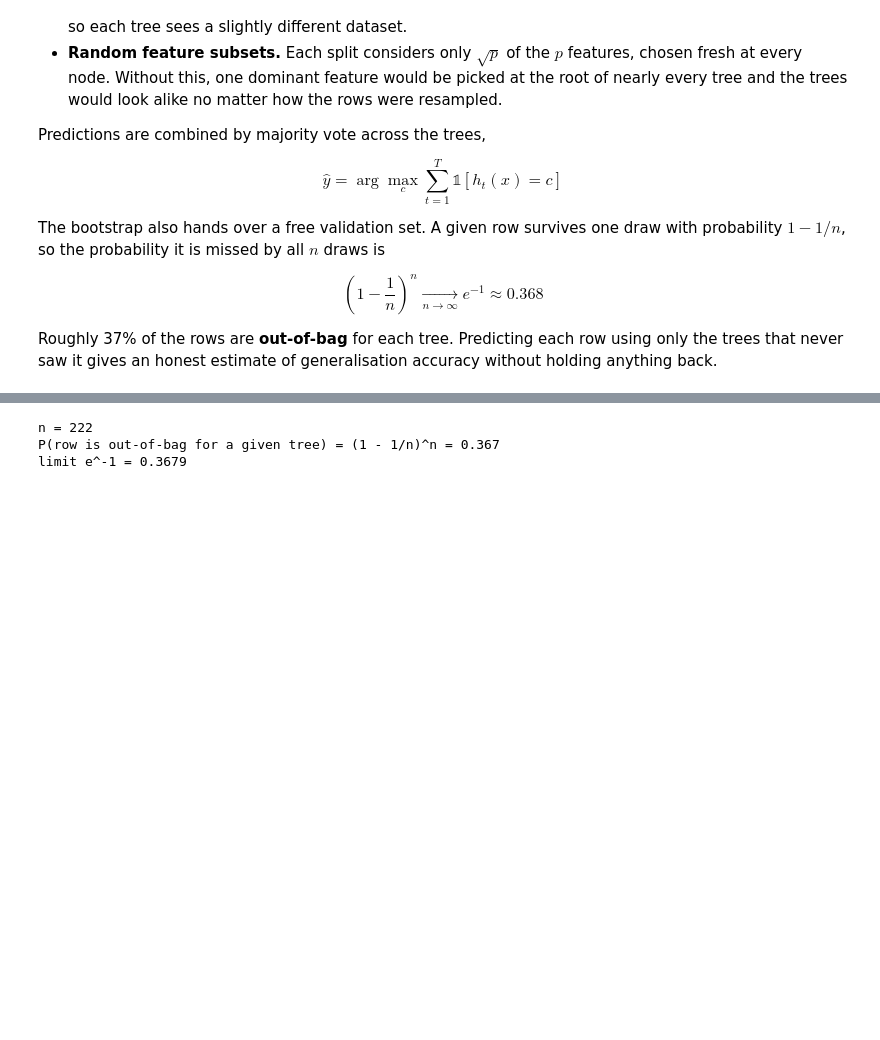
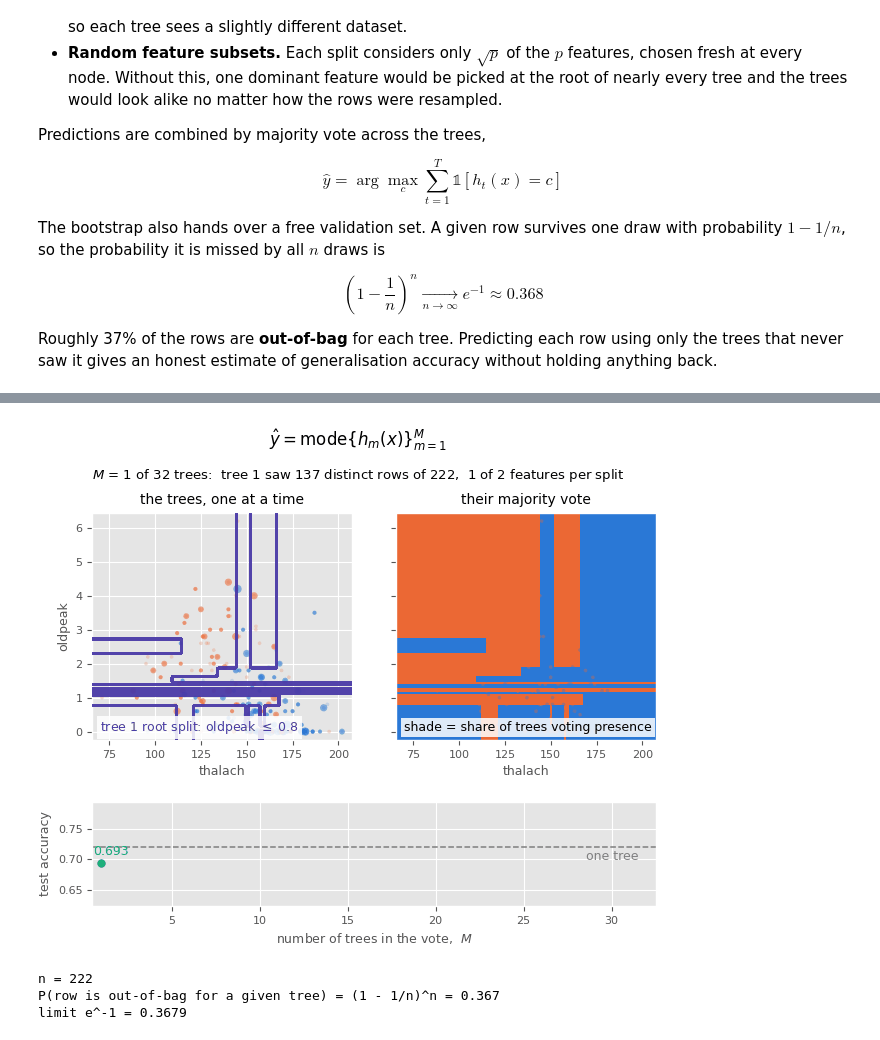
Before and after one commit to darthvader58/Machine_Learning_From_Scratch, a Jupyter notebook: classification/random_forest.ipynb, the cells around one changed output, grey strips where cells are left out. Cells and saved outputs as stored; diff of their text form; code cells hidden in the pictures; blank space fills up the shorter version.

Commit message:
Animate how averaging decorrelated trees turns high variance into a smooth boundary

```diff
--- a/classification/random_forest.ipynb
+++ b/classification/random_forest.ipynb
@@ -454,3 +478,8 @@ that never saw it gives an honest estimate of generalisation accuracy without ho
+# %%
+from IPython.display import Image
+Image(filename='../animations/gifs/forest_variance.gif')
+# %% [output]
+[figure, added]
 # %%
 n = len(X_train)
 print('n =', n)
```
Also changed, not shown: parts of 1 cell of this notebook, 2 other files.
